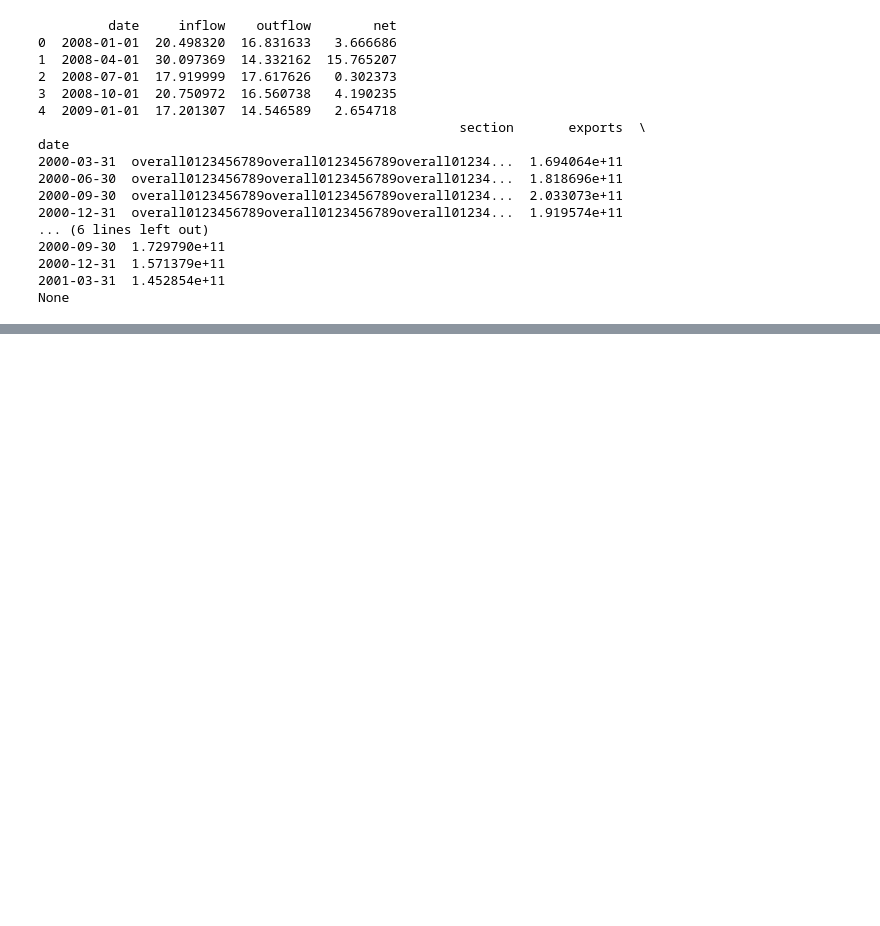
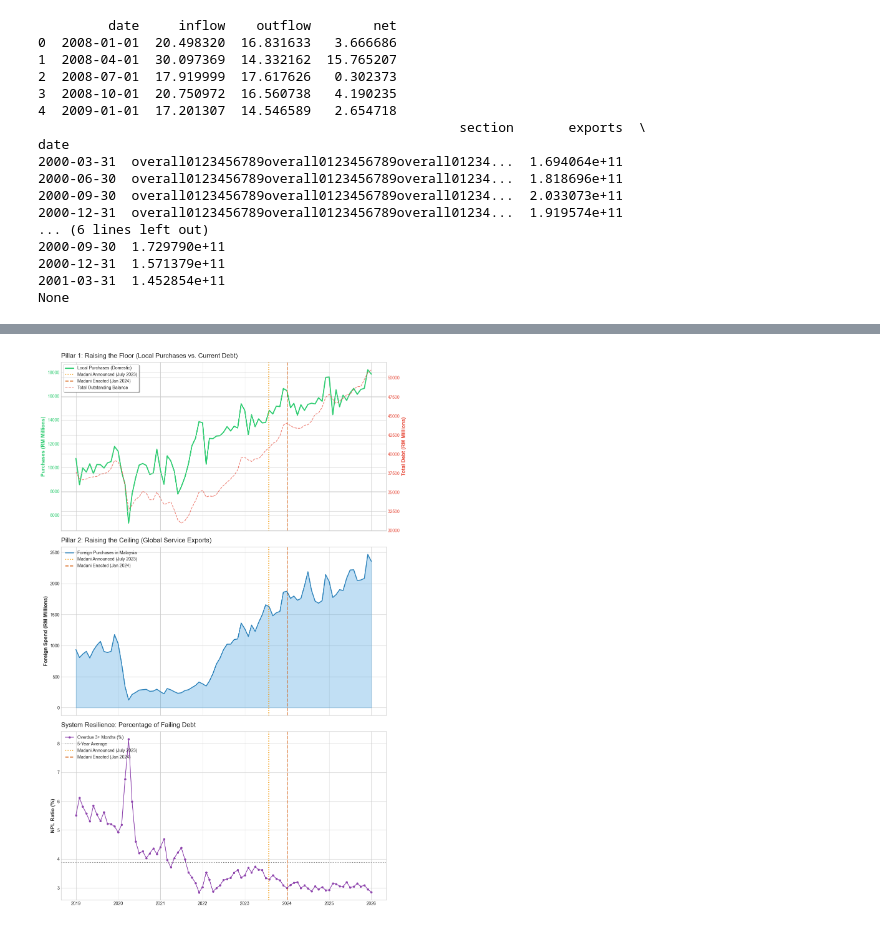
Before and after one commit to SJEGoh/Regional-Project, a Jupyter notebook: report.ipynb, the cells around one changed output, grey strips where cells are left out. Drawn from its saved outputs; the diff is of its cells as text; code cells hidden in the pictures; blank space fills up the shorter version.

```diff
--- a/report.ipynb
+++ b/report.ipynb
@@ -2857,0 +2988,67 @@ None
+# %%
+import matplotlib.pyplot as plt
+import seaborn as sns
+import pandas as pd
+
+# Define the Madani Milestones
+announcement_date = pd.to_datetime('2023-07-27')
+enactment_date = pd.to_datetime('2024-01-01')
+
+# Set style for a "Quant" look
+plt.style.use('seaborn-v0_8-whitegrid')
+fig, (ax1, ax2, ax3) = plt.subplots(3, 1, figsize=(12, 18), sharex=True)
+
+# Helper function to add the lines and labels to each subplot
+def add_madani_milestones(ax):
+    # Announcement Line
+    ax.axvline(announcement_date, color='#f39c12', linestyle=':', linewidth=2, label='Madani Announced (July 2023)')
+    # Enactment Line
+    ax.axvline(enactment_date, color='#d35400', linestyle='--', linewidth=2, label='Madani Enacted (Jan 2024)')
+
+# --- PLOT 1: DOMESTIC CONSUMPTION VS. TOTAL DEBT ---
+# Literal: Total_Value_of_Purchases_made_in_Malaysia_by_Local_Cardholders
+ax1.plot(df_monthly.index, df_monthly['Total_Value_of_Purchases_made_in_Malaysia_by_Local_Cardholders'],
+         color='#2ecc71', label='Local Purchases (Domestic)', linewidth=2.5)
+ax1.set_ylabel('Purchases (RM Millions)', color='#2ecc71', fontsize=12, fontweight='bold')
+ax1.tick_params(axis='y', labelcolor='#2ecc71')
+
+# Literal: Total_Outstanding_Current_Balance
+ax1_debt = ax1.twinx()
+ax1_debt.plot(df_monthly.index, df_monthly['Total_Outstanding_Current_Balance'],
+              color='#e74c3c', label='Total Outstanding Balance', linestyle='--', alpha=0.7)
+ax1_debt.set_ylabel('Total Debt (RM Millions)', color='#e74c3c', fontsize=12, fontweight='bold')
+ax1_debt.tick_params(axis='y', labelcolor='#e74c3c')
+
+add_madani_milestones(ax1)
+ax1.set_title('Pillar 1: Raising the Floor (Local Purchases vs. Current Debt)', fontsize=15, loc='left', pad=10)
+lines, labels = ax1.get_legend_handles_labels()
+lines2, labels2 = ax1_debt.get_legend_handles_labels()
+ax1.legend(lines + lines2, labels + labels2, loc='upper left', frameon=True, shadow=True)
+
+# --- PLOT 2: FOREIGN CAPITAL INFLOW ---
+# Literal: Total_Value_of_Purchases_made_in_Malaysia_by_Foreign_Cardholders
+ax2.fill_between(df_monthly.index, df_monthly['Total_Value_of_Purchases_made_in_Malaysia_by_Foreign_Cardholders'],
+                 color='#3498db', alpha=0.3)
+ax2.plot(df_monthly.index, df_monthly['Total_Value_of_Purchases_made_in_Malaysia_by_Foreign_Cardholders'],
+         color='#2980b9', linewidth=2, label='Foreign Purchases in Malaysia')
+add_madani_milestones(ax2)
+ax2.set_ylabel('Foreign Spend (RM Millions)', fontsize=12, fontweight='bold')
+ax2.set_title('Pillar 2: Raising the Ceiling (Global Service Exports)', fontsize=15, loc='left', pad=10)
+ax2.legend(loc='upper left')
+
+# --- PLOT 3: DEBT FAILURE RATE (NPL RATIO) ---
+# Literal: Total_Overdue_Balance_More_than_3_Months / Total_Outstanding_Current_Balance
+npl_ratio = (df_monthly['Total_Overdue_Balance_More_than_3_Months'] / df_monthly['Total_Outstanding_Current_Balance']) * 100
+ax3.plot(df_monthly.index, npl_ratio, color='#8e44ad', marker='o', markersize=4, label='Overdue 3+ Months (%)')
+ax3.axhline(npl_ratio.mean(), color='grey', linestyle=':', label='5-Year Average')
+add_madani_milestones(ax3)
+ax3.set_ylabel('NPL Ratio (%)', fontsize=12, fontweight='bold')
+ax3.set_title('System Resilience: Percentage of Failing Debt', fontsize=15, loc='left', pad=10)
+ax3.legend(loc='upper left')
+
+# Formatting cleanup
+plt.xlabel('Date', fontsize=12)
+plt.tight_layout()
+plt.show()
+# %% [output]
+[figure, added]
```
Also changed, not shown: parts of 40 cells of this notebook, 1 other file.
